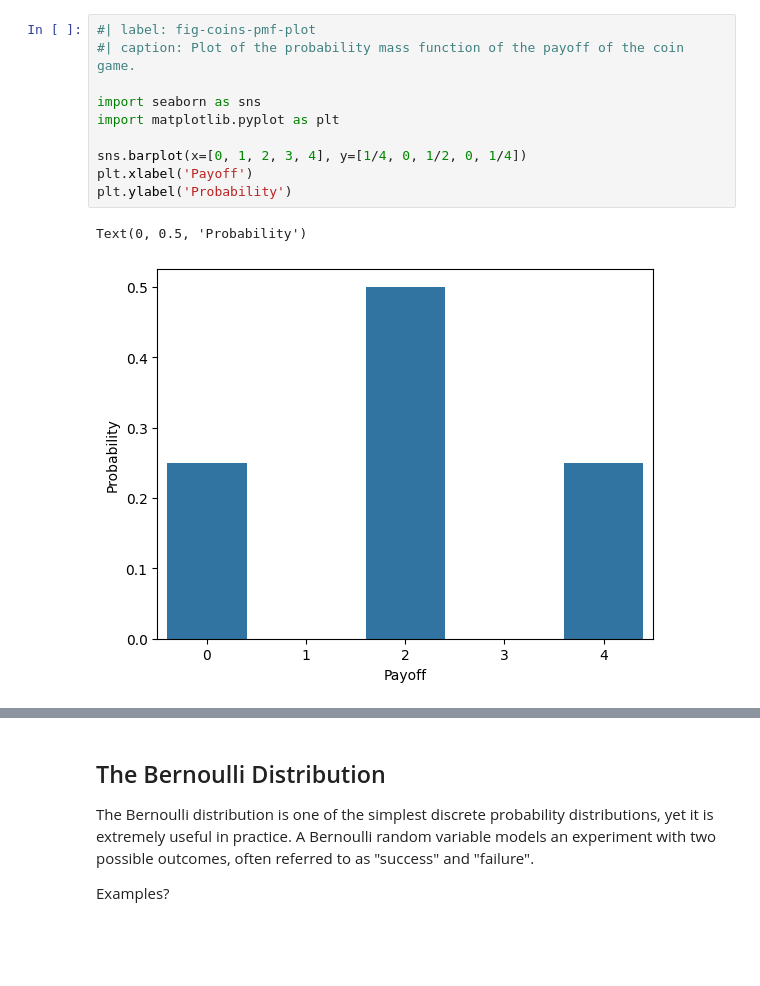
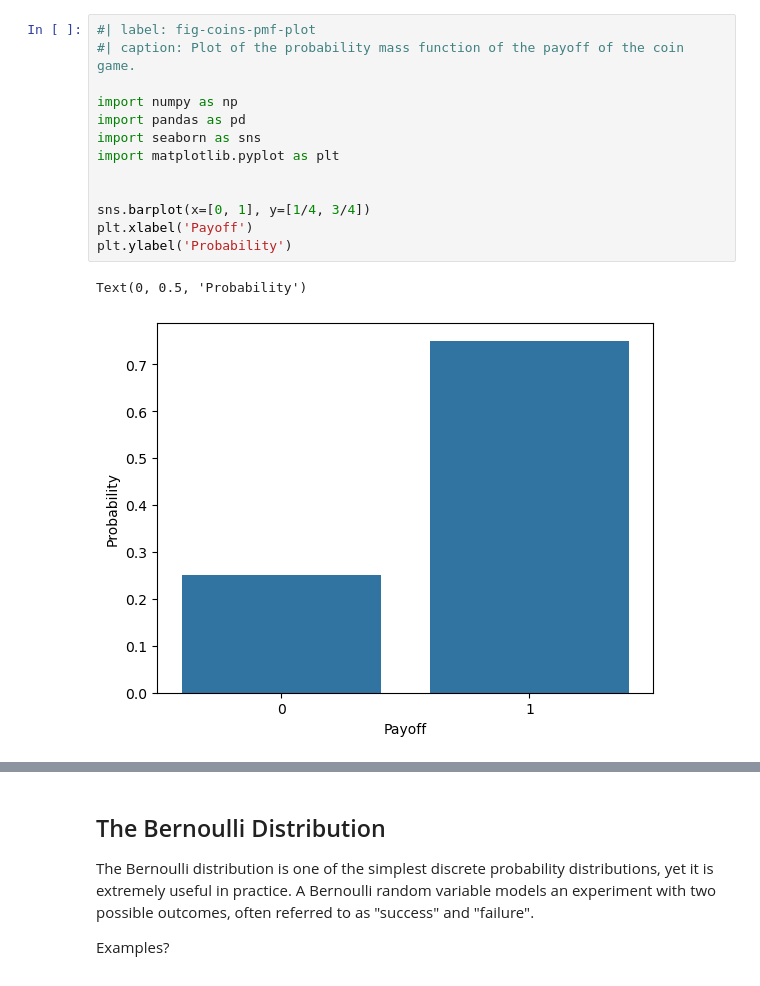
Before and after one commit to febse/stat2025, a Jupyter notebook: 06-Discrete-Random-Variables.ipynb, the cells around one changed output, grey strips where cells are left out. Drawn from its saved outputs; the diff is of its cells as text; blank space fills up the shorter version.

```diff
--- a/06-Discrete-Random-Variables.ipynb
+++ b/06-Discrete-Random-Variables.ipynb
@@ -57,16 +49,19 @@ $$
 # %%
 #| label: fig-coins-pmf-plot
 #| caption: Plot of the probability mass function of the payoff of the coin game.
 
+import numpy as np
+import pandas as pd
 import seaborn as sns
 import matplotlib.pyplot as plt
 
-sns.barplot(x=[0, 1, 2, 3, 4], y=[1/4, 0, 1/2, 0, 1/4])
+
+sns.barplot(x=[0, 1], y=[1/4, 3/4])
 plt.xlabel('Payoff')
 plt.ylabel('Probability')
 # %% [output]
 Text(0, 0.5, 'Probability')
-[figure, old version]
+[figure, new version]
 # %%
 # Simulate the game
 
```
Also changed, not shown: parts of 20 cells of this notebook.
